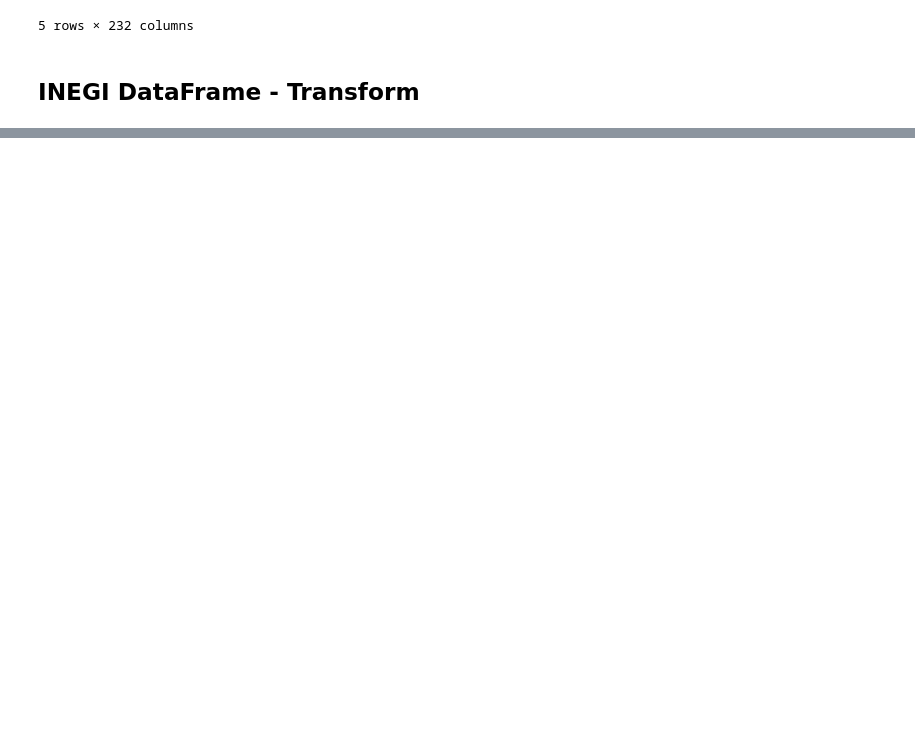
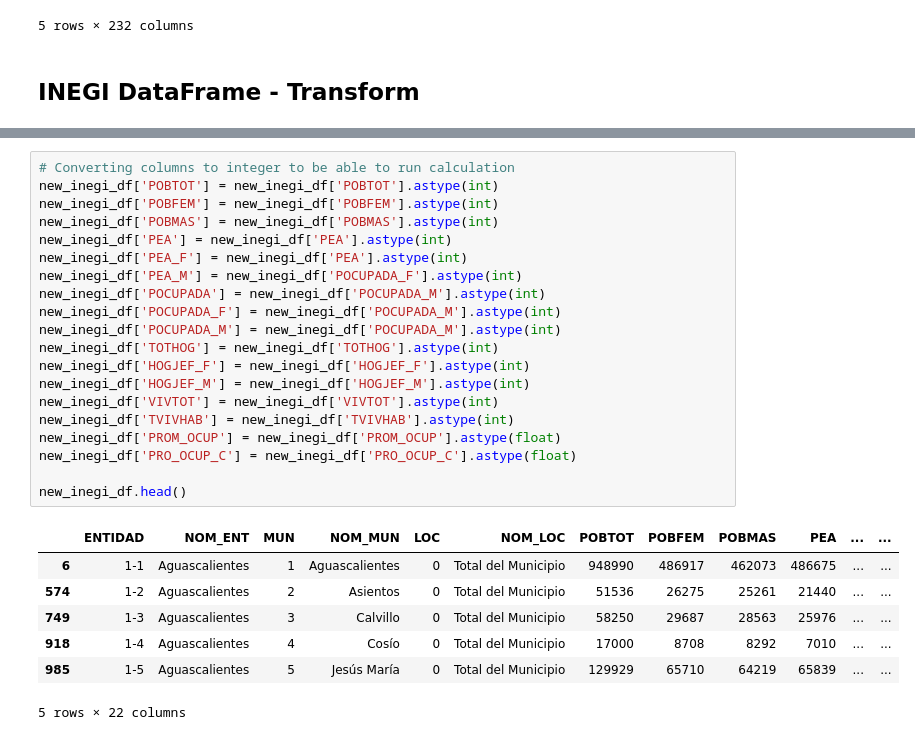
Before and after one commit to MBGUS/ETL-Project, a Jupyter notebook: JCCP/ETL_Notebook.ipynb, the cells around one changed output, grey strips where cells are left out. Saved outputs shown, nothing was run; the diff lists cells and outputs as text; blank space fills up the shorter version.

```diff
--- a/JCCP/ETL_Notebook.ipynb
+++ b/JCCP/ETL_Notebook.ipynb
@@ -38 +111,29 @@ new_inegi_df = inegi_df[['ENTIDAD', 'NOM_ENT', 'MUN', 'NOM_MUN', 'POBTOT', 'POBF
+# %%
+# Converting columns to integer to be able to run calculation
+new_inegi_df['POBTOT'] = new_inegi_df['POBTOT'].astype(int)
+new_inegi_df['POBFEM'] = new_inegi_df['POBFEM'].astype(int)
+new_inegi_df['POBMAS'] = new_inegi_df['POBMAS'].astype(int)
+new_inegi_df['PEA'] = new_inegi_df['PEA'].astype(int)
+new_inegi_df['PEA_F'] = new_inegi_df['PEA'].astype(int)
+new_inegi_df['PEA_M'] = new_inegi_df['POCUPADA_F'].astype(int)
+new_inegi_df['POCUPADA'] = new_inegi_df['POCUPADA_M'].astype(int)
+new_inegi_df['POCUPADA_F'] = new_inegi_df['POCUPADA_M'].astype(int)
+new_inegi_df['POCUPADA_M'] = new_inegi_df['POCUPADA_M'].astype(int)
+new_inegi_df['TOTHOG'] = new_inegi_df['TOTHOG'].astype(int)
+new_inegi_df['HOGJEF_F'] = new_inegi_df['HOGJEF_F'].astype(int)
+new_inegi_df['HOGJEF_M'] = new_inegi_df['HOGJEF_M'].astype(int)
+new_inegi_df['VIVTOT'] = new_inegi_df['VIVTOT'].astype(int)
+new_inegi_df['TVIVHAB'] = new_inegi_df['TVIVHAB'].astype(int)
+new_inegi_df['PROM_OCUP'] = new_inegi_df['PROM_OCUP'].astype(float)
+new_inegi_df['PRO_OCUP_C'] = new_inegi_df['PRO_OCUP_C'].astype(float)
+
+new_inegi_df.head()
+# %% [output]
+|  | ENTIDAD | NOM_ENT | MUN | NOM_MUN | LOC | NOM_LOC | POBTOT | POBFEM | POBMAS | PEA | ... | ... |
+| 6 | 1-1 | Aguascalientes | 1 | Aguascalientes | 0 | Total del Municipio | 948990 | 486917 | 462073 | 486675 | ... | ... |
+| 574 | 1-2 | Aguascalientes | 2 | Asientos | 0 | Total del Municipio | 51536 | 26275 | 25261 | 21440 | ... | ... |
+| 749 | 1-3 | Aguascalientes | 3 | Calvillo | 0 | Total del Municipio | 58250 | 29687 | 28563 | 25976 | ... | ... |
+| 918 | 1-4 | Aguascalientes | 4 | Cosío | 0 | Total del Municipio | 17000 | 8708 | 8292 | 7010 | ... | ... |
+| 985 | 1-5 | Aguascalientes | 5 | Jesús María | 0 | Total del Municipio | 129929 | 65710 | 64219 | 65839 | ... | ... |
+5 rows × 22 columns
 # %%
```
Also changed, not shown: parts of 9 cells of this notebook.
